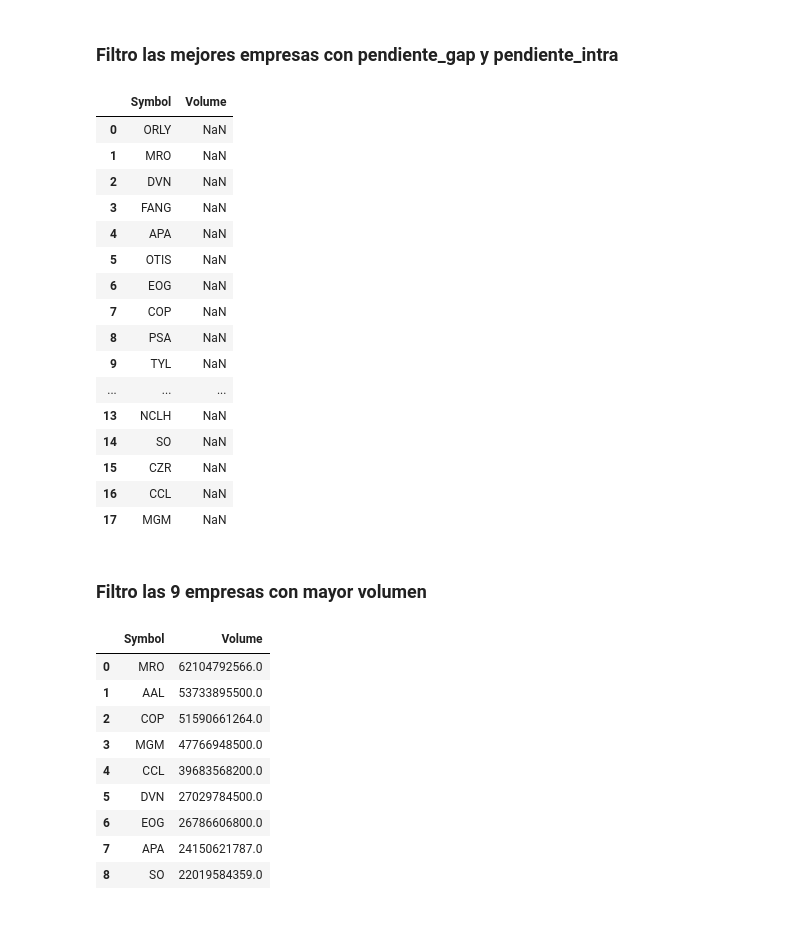
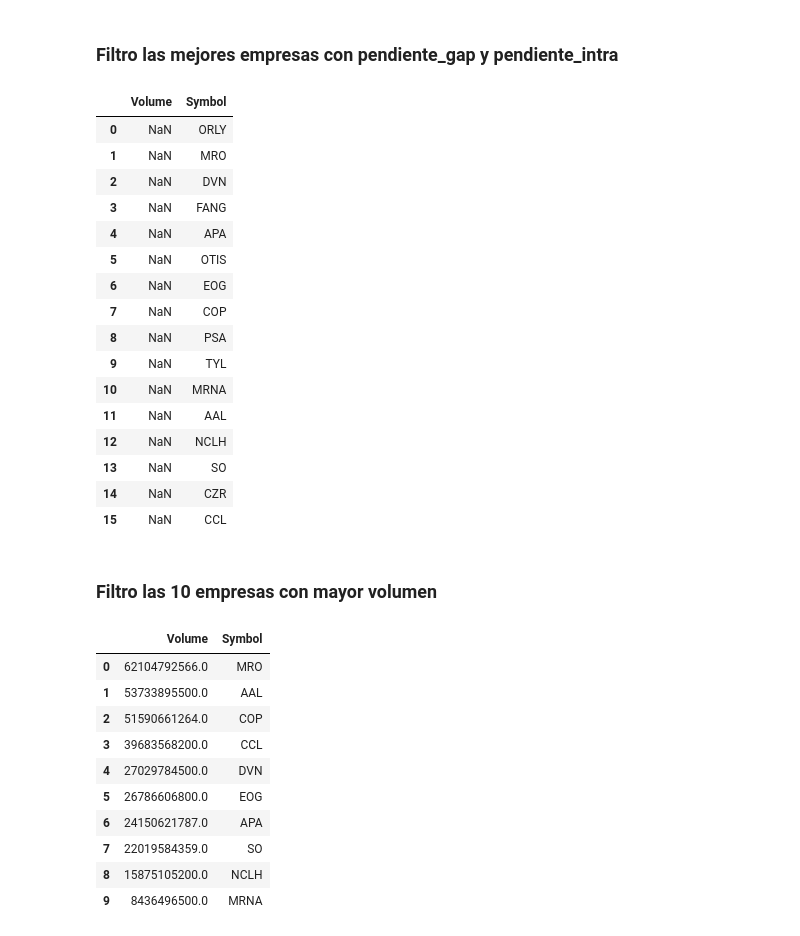
Before and after one commit to namdiv/Financial_Analysis, a Jupyter notebook: Vidman_Xavier_P2.ipynb, the cells around one changed output. Saved outputs shown, nothing was run; the diff lists cells and outputs as text; code cells hidden in the pictures.

```diff
--- a/Vidman_Xavier_P2.ipynb
+++ b/Vidman_Xavier_P2.ipynb
@@ -255,49 +255,49 @@ See the caveats in the documentation: https://pandas.pydata.org/pandas-docs/stab
 # %%
 top_10_gap = []
 for value in df_2021.sort_values('pendiente_gap', ascending=False)['Symbol']:
-    if len(top_10_gap) > 10:
+    if len(top_10_gap) >= 10:
         break
     top_10_gap.append(value)
 
 top_10_intra = []
 for value in df_2021.sort_values('pendiente_intra', ascending=False)['Symbol']:
-    if len(top_10_intra) > 10:
+    if len(top_10_intra) >= 10:
         break
     top_10_intra.append(value)
 
 top_companies = []
 for c in top_10_gap:
     top_companies.append(c)
 
 for c in top_10_intra:
     top_companies.append(c)
 
 top_companies = list(dict.fromkeys(top_companies))
 
 top10_companies = pd.DataFrame(columns={'Symbol', 'Volume'})
 top10_companies['Symbol'] = top_companies
 
 top10_companies
 # %% [output]
-|  | Symbol | Volume |
-| 0 | ORLY | NaN |
-| 1 | MRO | NaN |
-| 2 | DVN | NaN |
-| 3 | FANG | NaN |
-| 4 | APA | NaN |
-| 5 | OTIS | NaN |
-| 6 | EOG | NaN |
-| 7 | COP | NaN |
-| 8 | PSA | NaN |
-| 9 | TYL | NaN |
-| ... | ... | ... |
-| 13 | NCLH | NaN |
-| 14 | SO | NaN |
-| 15 | CZR | NaN |
-| 16 | CCL | NaN |
-| 17 | MGM | NaN |
+|  | Volume | Symbol |
+| 0 | NaN | ORLY |
+| 1 | NaN | MRO |
+| 2 | NaN | DVN |
+| 3 | NaN | FANG |
+| 4 | NaN | APA |
+| 5 | NaN | OTIS |
+| 6 | NaN | EOG |
+| 7 | NaN | COP |
+| 8 | NaN | PSA |
+| 9 | NaN | TYL |
+| 10 | NaN | MRNA |
+| 11 | NaN | AAL |
+| 12 | NaN | NCLH |
+| 13 | NaN | SO |
+| 14 | NaN | CZR |
+| 15 | NaN | CCL |
 # %% [markdown]
-### Filtro las 9 empresas con mayor volumen
+### Filtro las 10 empresas con mayor volumen
 # %%
 company_sum = sp500.groupby('Symbol').sum()
 
@@ -311,18 +311,19 @@ top10_companies.reset_index(inplace=True)
 top10_companies.drop(columns={'index'}, inplace=True)
 
 for i in top10_companies.index.values:
-    if i>=9:
+    if i>=10:
         top10_companies.drop(axis=0, index=i, inplace=True)
 
 top10_companies
 # %% [output]
-|  | Symbol | Volume |
-| 0 | MRO | 62104792566.0 |
-| 1 | AAL | 53733895500.0 |
-| 2 | COP | 51590661264.0 |
-| 3 | MGM | 47766948500.0 |
-| 4 | CCL | 39683568200.0 |
-| 5 | DVN | 27029784500.0 |
-| 6 | EOG | 26786606800.0 |
-| 7 | APA | 24150621787.0 |
-| 8 | SO | 22019584359.0 |
+|  | Volume | Symbol |
+| 0 | 62104792566.0 | MRO |
+| 1 | 53733895500.0 | AAL |
+| 2 | 51590661264.0 | COP |
+| 3 | 39683568200.0 | CCL |
+| 4 | 27029784500.0 | DVN |
+| 5 | 26786606800.0 | EOG |
+| 6 | 24150621787.0 | APA |
+| 7 | 22019584359.0 | SO |
+| 8 | 15875105200.0 | NCLH |
+| 9 | 8436496500.0 | MRNA |
```
